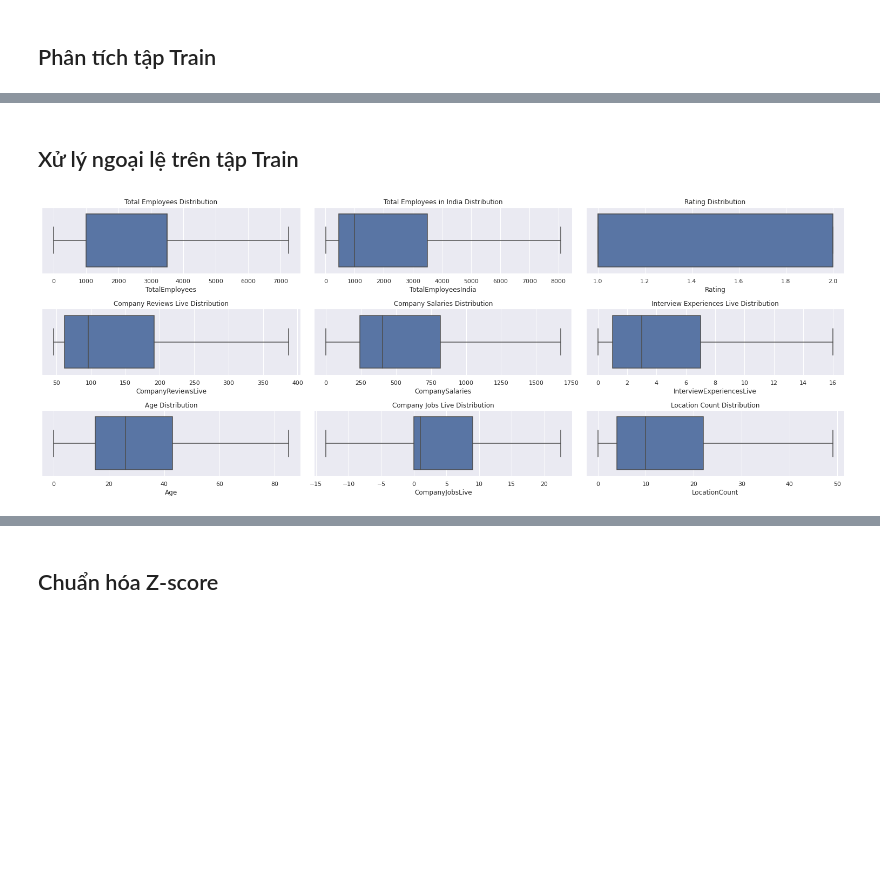
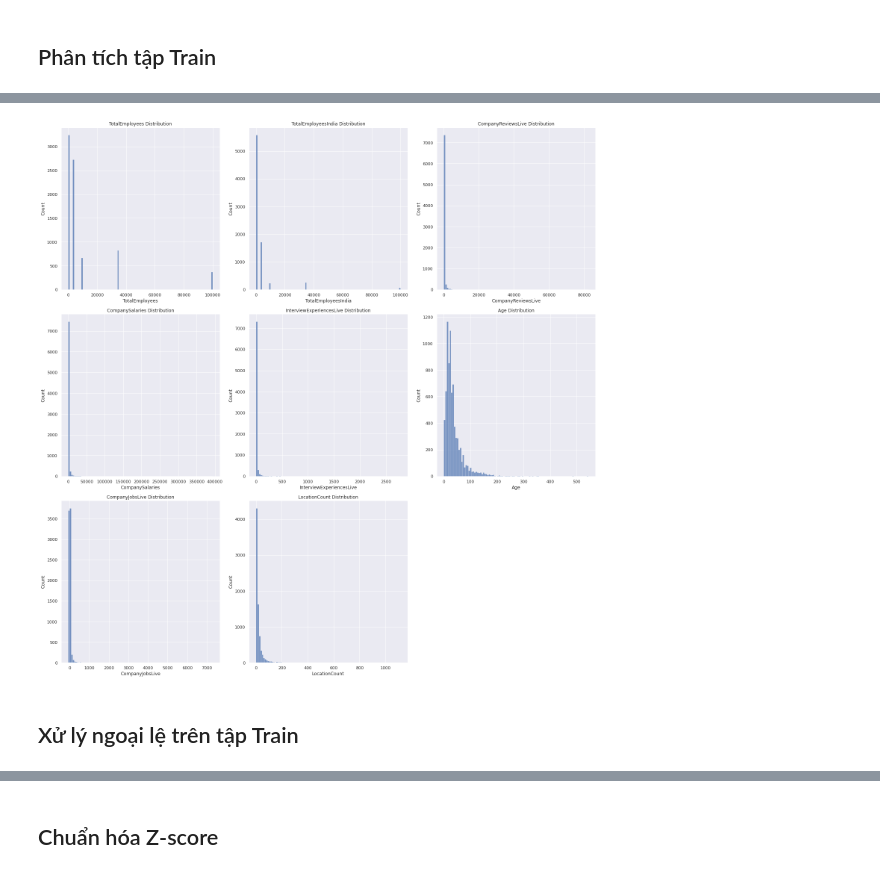
Before and after one commit to phuocleoceo/AmbitionBox-Rating, a Jupyter notebook: main.ipynb, the cells around one changed output, grey strips where cells are left out. Saved outputs shown, nothing was run; the diff lists cells and outputs as text; code cells hidden in the pictures; blank space fills up the shorter version.

```diff
--- a/main.ipynb
+++ b/main.ipynb
@@ -169,3 +94,14 @@ plt.tight_layout()
+# %%
+plt.figure(figsize=(21, 21))
+
+for i in range(len(X_columns)):
+    plt.subplot(3, 3, i+1)
+    sns.histplot(X_train[X_columns[i]], bins=100)
+    plt.title(X_columns[i] + " Distribution")
+
+plt.tight_layout()
+# %% [output]
+[figure, added]
 # %% [markdown]
 ## Xử lý ngoại lệ trên tập Train
 # %%
@@ -182,45 +118,3 @@ def outliers_iqr(dataset, list_columns):
 
 # Tập X_train gốc có xử lý ngoại lệ
 X_train_outlier = outliers_iqr(X_train, X_columns)
-# %%
-fig, ax = plt.subplots(3, 3, figsize=(21,8))
-
-ax1 = plt.subplot(3, 3, 1)
-ax1 = sns.boxplot(data=X_train_outlier, x='TotalEmployees')
-ax1.set_title("Total Employees Distribution")
-
-ax2 = plt.subplot(3, 3, 2)
-ax2 = sns.boxplot(data=X_train_outlier, x='TotalEmployeesIndia')
-ax2.set_title("Total Employees in India Distribution")
-
-ax3 = plt.subplot(3, 3, 3)
-ax3 = sns.boxplot(data=Y_train_df, x='Rating')
-ax3.set_title("Rating Distribution")
-
-ax4 = plt.subplot(3, 3, 4)
-ax4 = sns.boxplot(data=X_train_outlier, x='CompanyReviewsLive')
-ax4.set_title("Company Reviews Live Distribution")
-
-ax5 = plt.subplot(3, 3, 5)
-ax5 = sns.boxplot(data=X_train_outlier, x='CompanySalaries')
-ax5.set_title("Company Salaries Distribution")
-
-ax6 = plt.subplot(3, 3, 6)
-ax6 = sns.boxplot(data=X_train_outlier, x='InterviewExperiencesLive')
-ax6.set_title("Interview Experiences Live Distribution")
-
-ax7 = plt.subplot(3, 3, 7)
-ax7 = sns.boxplot(data=X_train_outlier, x='Age')
-ax7.set_title("Age Distribution")
-
-ax8 = plt.subplot(3, 3, 8)
-ax8 = sns.boxplot(data=X_train_outlier, x='CompanyJobsLive')
-ax8.set_title("Company Jobs Live Distribution")
-
-ax9 = plt.subplot(3, 3, 9)
-ax9 = sns.boxplot(data=X_train_outlier, x='LocationCount')
-ax9.set_title("Location Count Distribution")
-
-plt.tight_layout()
-# %% [output]
-[figure, removed]
```
Also changed, not shown: parts of 5 cells of this notebook.
